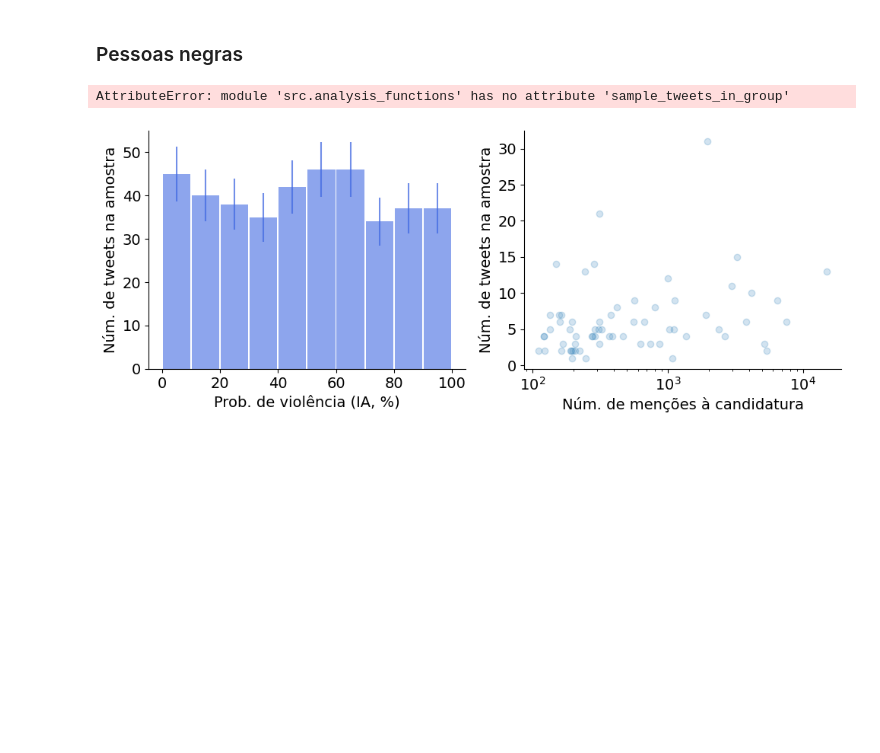
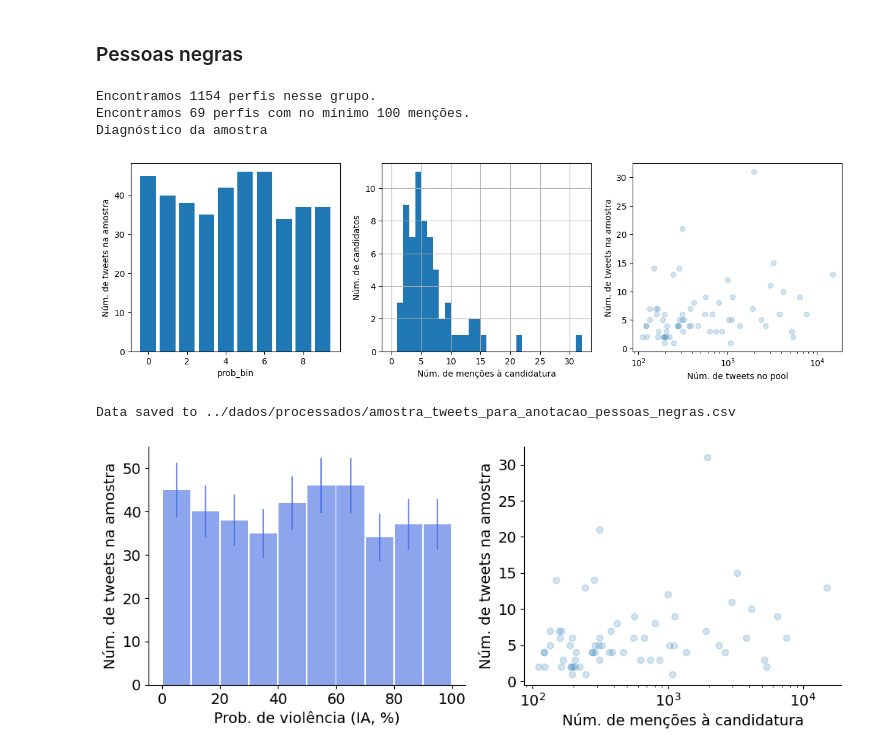
Before and after one commit to cewebbr/violentometro, a Jupyter notebook: analises/26_preparacao_amostras_tweets_para_anotacao.ipynb, the cells around one changed output. Saved outputs shown, nothing was run; the diff lists cells and outputs as text; code cells hidden in the pictures; blank space fills up the shorter version.

Commit message:
Corrige cabeçalho de função sample_tweets_in_group que tinha sumido / refaz amostras a serem anotadas para incluir coluna com num. tweets em cada bin de hate_Score

```diff
--- a/analises/26_preparacao_amostras_tweets_para_anotacao.ipynb
+++ b/analises/26_preparacao_amostras_tweets_para_anotacao.ipynb
@@ -84,16 +85,20 @@ n_samples = 400
 # %%
 # Build sample:
 q = perfis_df['DS_COR_RACA'].isin(['PRETA', 'PARDA'])
 tweet_sample_df = af.sample_tweets_in_group(campaign_df, perfis_df, q, min_mentions, prob_bin, 1.1, n_samples, 10874)
 
 # Show statistics:
 print(xd.bold('Diagnóstico da amostra'))
 af.plot_tweet_sampling_diagnosis(tweet_sample_df)
 
 # Export:
-af.export_sample_for_annotation(tweet_sample_df, '../dados/processados/amostra_tweets_para_anotacao_{}.csv', 'racista')
+#af.export_sample_for_annotation(tweet_sample_df, '../dados/processados/amostra_tweets_para_anotacao_{}.csv', 'racista')
 # %% [output]
-AttributeError: module 'src.analysis_functions' has no attribute 'sample_tweets_in_group'
+Encontramos 1154 perfis nesse grupo.
+Encontramos 69 perfis com no mínimo 100 menções.
+Diagnóstico da amostra
+[figure, added]
+Data saved to ../dados/processados/amostra_tweets_para_anotacao_pessoas_negras.csv
 # %%
 pl.figure(figsize=(10,4))
 
```
Also changed, not shown: parts of 2 cells of this notebook, 5 other files.
